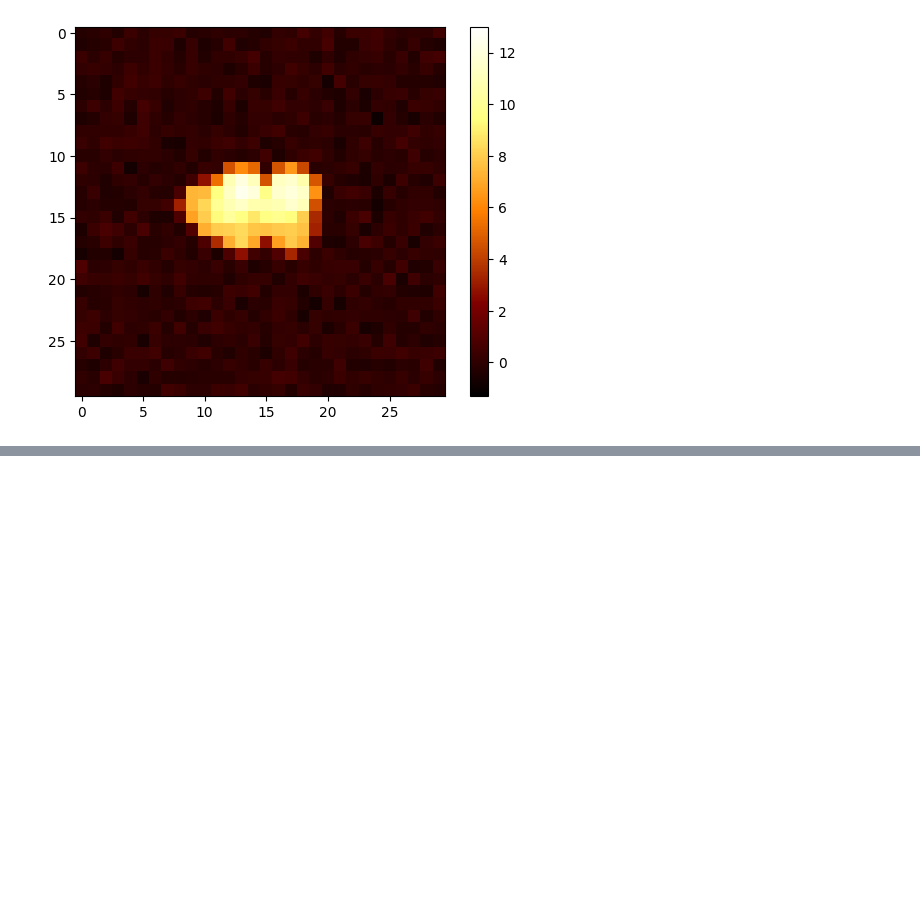
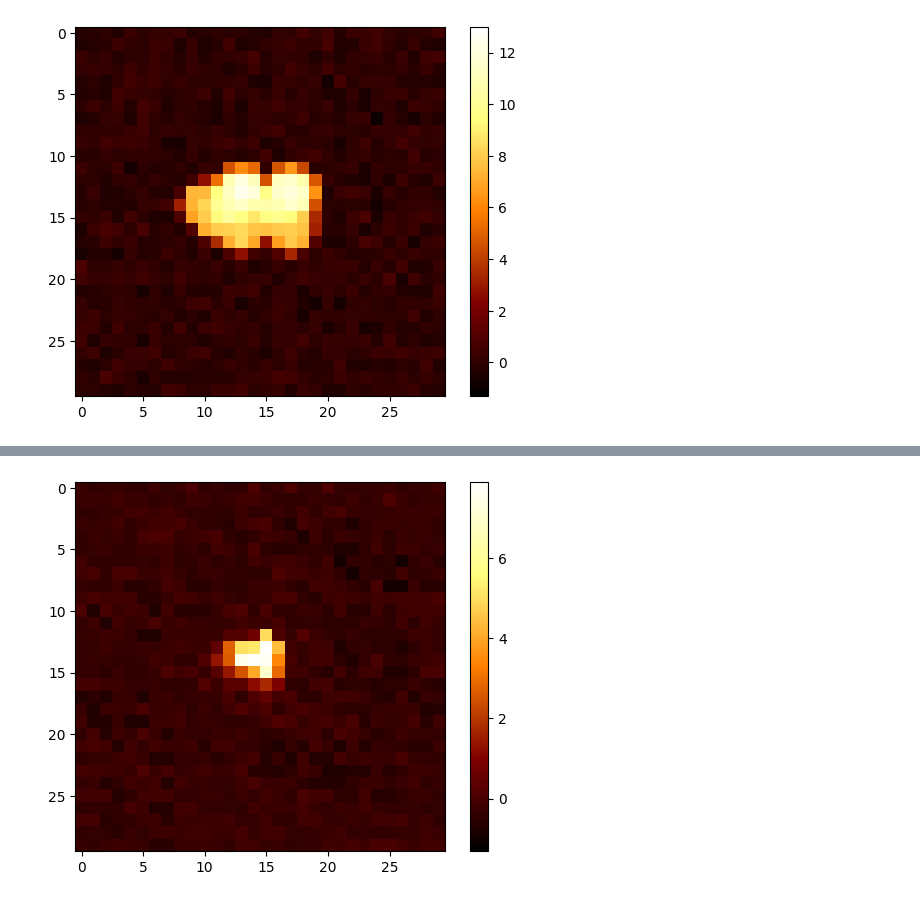
Before and after one commit to matsunagalab/ColabBTR, a Jupyter notebook: ColabBTR.ipynb, the cells around one changed output, grey strips where cells are left out. Saved outputs shown, nothing was run; the diff lists cells and outputs as text; code cells hidden in the pictures; blank space fills up the shorter version.

```diff
--- a/ColabBTR.ipynb
+++ b/ColabBTR.ipynb
@@ -106,11 +110,15 @@ elif file_path[0].endswith('.npz'):
 else:
     print("unsupported file type")
 
+# create tensors
+device = torch.device("cuda" if torch.cuda.is_available() else "cpu")
+images_tensor = torch.tensor(images, dtype=torch.float32, device=device)
+
+# display information
 print("pixel height: ",images.shape[1])
 print("pixel width: ",images.shape[2])
-
 nframe = images.shape[0]
-print("# of frames: ",nframe)
+print("# of frames: ", nframe)
 # %% [output]
 pixel height:  30
 pixel width:  30
@@ -308,6 +191,7 @@ def differentiable_btr(images, tip_size, nepoch=100, lr=0.1, weight_decay=0.0):
 # %%
 #@title Run the end-to-end differentiable BTR and reconstruct tip shape from AFM images
 %%time
+from colabbtr.morphology import differentiable_btr
 
 first_frame = 0#@param {type:"raw"}
 last_frame = 10#@param {type:"raw"}
@@ -317,9 +201,12 @@ epoch = 100#@param {type:"raw"}
 learning_rate = 0.1#@param {type:"raw"}
 weight_decay = 0.0#@param {type:"raw"}
 
-tip, loss = differentiable_btr(images[first_frame:last_frame, :, :],
+tip_tensor, loss = differentiable_btr(images_tensor[first_frame:last_frame, :, :],
                              (pixel_height, pixel_width),
-                             nepoch=epoch, lr=learning_rate, weight_decay=weight_decay)
+                             nepoch=epoch, lr=learning_rate, weight_decay=weight_decay,
+                             device=device)
+
+tip = tip_tensor.to('cpu').numpy()
 
 import matplotlib.pyplot as plt
 import numpy as np
@@ -364,19 +251,25 @@ from IPython.display import display, clear_output
 from matplotlib.animation import FuncAnimation
 from IPython.display import HTML
 
+from colabbtr.morphology import ierosion
+
+images_eroded_tensor = torch.zeros_like(images_tensor, device=device)
+for iframe in range(nframe):
+    images_eroded_tensor[iframe, :, :] = ierosion(images_tensor[iframe, :, :], tip_tensor)
+
+images_eroded = images_eroded_tensor.to('cpu').numpy()
+
 images_or_movie = 'images' #@param ["images", "movie"] {allow-input: true}
 first_frame = 0#@param {type:"raw"}
 last_frame = nframe#@param {type:"raw"}
 frame_per_second = 5#@param {type:"raw"}
-vmin = images.min()#@param {type:"raw"}
-vmax = images.max()#@param {type:"raw"}
-
-surfa
+vmin = images_eroded.min()#@param {type:"raw"}
+vmax = images_eroded.max()#@param {type:"raw"}
 
 if images_or_movie == 'images':
     # 初期のプロットを作成
     fig, ax = plt.subplots()
-    image = ax.imshow(images[first_frame, :, :],
+    image = ax.imshow(images_eroded[first_frame, :, :],
                         vmin=vmin, vmax=vmax, interpolation='none', origin='upper',
                         cmap="afmhot", aspect="equal")
 
@@ -392,7 +285,7 @@ if images_or_movie == 'images':
     # イベントハンドラーの定義
     def on_value_change(change):
         # 画像データを更新
-        new_data = images[change['new'], :, :]
+        new_data = images_eroded[change['new'], :, :]
         image.set_data(new_data)
 
         # プロットをクリアして再描画
@@ -405,7 +298,7 @@ if images_or_movie == 'images':
     # スライダーとプロットを表示
     display(slider)
 elif images_or_movie == 'movie':
-    images_sub = images[first_frame:last_frame, :, :]
+    images_sub = images_eroded[first_frame:last_frame, :, :]
     fig, ax = plt.subplots()
     im = ax.imshow(images_sub[0, :, :],
                     vmin=vmin, vmax=vmax, interpolation='none', origin='upper',
@@ -419,3 +312,4 @@ elif images_or_movie == 'movie':
     anim = FuncAnimation(fig, animate, frames=len(images_sub), interval=200, blit=True)
     # HTML形式でアニメーションを表示
     HTML(anim.to_html5_video())
+# %% [output]
@@ -422,3 +317,4 @@ elif images_or_movie == 'movie':
+[figure, added]
 # %%
 #@title (Optional) Determine optimal weight decay for AdamW by cross-validation
 # %%
```
Also changed, not shown: parts of 4 cells of this notebook.
